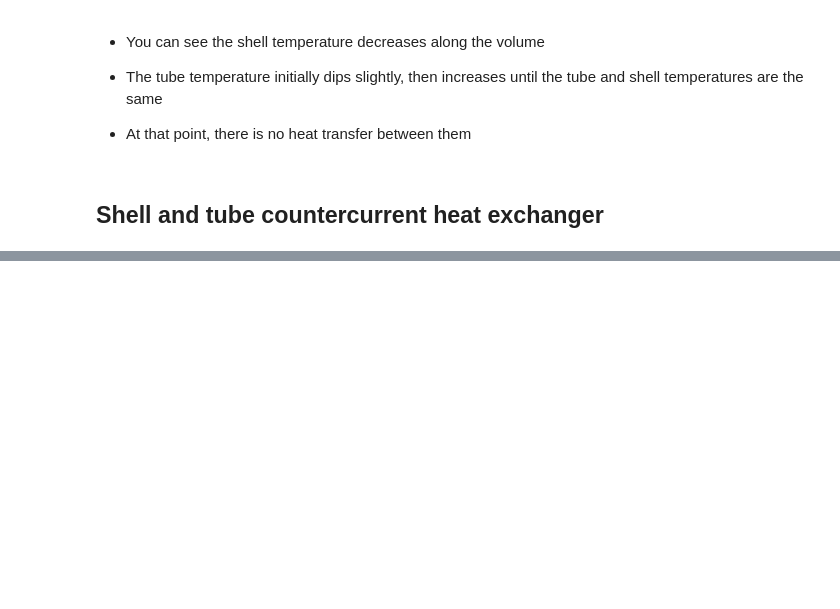
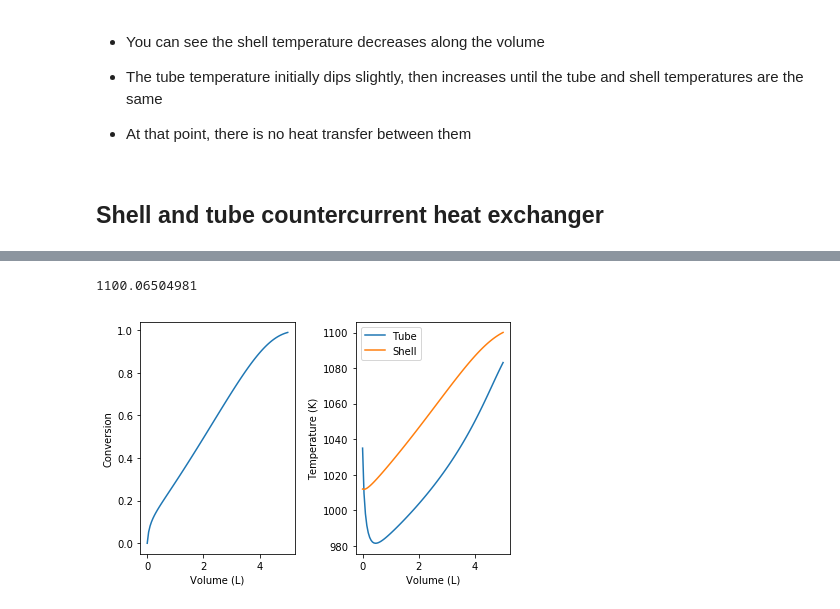
Before and after one commit to jkitchin/s17-06364, a Jupyter notebook: lectures/lectures-18.ipynb, the cells around one changed output, grey strips where cells are left out. Drawn from its saved outputs; the diff is of its cells as text; code cells hidden in the pictures; blank space fills up the shorter version.

```diff
--- a/lectures/lectures-18.ipynb
+++ b/lectures/lectures-18.ipynb
@@ -528,0 +418,80 @@ $ \frac{dT_{shell}}{dV} = \frac{\dot{Q}}{\dot{m} C_{p,coolant}} $
+# %%
+import numpy as np
+import matplotlib.pyplot as plt
+
+Fa0 = 0.0376      # mol/s
+Ca0 = 0.0188      # mol / L
+
+v0 = Fa0 / Ca0    # initial volumetric flow
+Ft0 = Fa0
+
+T0 = 1035.0       # K
+
+Hrxn_298 = 80.77  # kJ/mol at 298K
+Cpa = 0.1630      # kJ/mol/K
+Cpb = 0.083
+Cpc = 0.071
+
+Tshell0 = 1100.0    # ambient heat exchanger temperature
+Ua = 0.0165         # overall heat transfer coefficient
+mdot = 1.0          # mol/s coolant flow rate
+Cpcoolant = 0.0345  # Heat capacity of coolant
+
+
+def pfr(Y, V):
+    Fa, T, Tshell = Y
+
+    extent = (Fa - Fa0) / (-1.0)
+    Fb = extent
+    Fc = extent
+
+    Ft = Fa + Fb + Fc
+
+    v = v0 * Ft / Ft0 * T / T0
+
+    k = np.exp(34.3 - 34222.0 / T)
+    Ca = Fa / v
+    r = k * Ca
+    ra = -r
+    Hrxn = Hrxn_298 + (Cpb + Cpc - Cpa) * (T - 298.0)
+
+    dFadV = ra
+
+    Qdot = Ua * (Tshell - T)
+    dTdV = (-Hrxn * r + Qdot) / (Fa * Cpa + Fb * Cpb + Fc * Cpc)
+    dTshelldV = Qdot / (mdot * Cpcoolant)
+
+    return [dFadV, dTdV, dTshelldV]
+
+Vspan = np.linspace(0, 5, 100)  # volume in L
+
+# you have to manually iterate on this value until Tshell[-1] == 1250
+#Ta_guess = 1020  # for 0.5 mol/s coolant
+Ta_guess = 1012   # for 1 mol/s coolant
+Y0 = [Fa0, T0, Ta_guess]
+
+from scipy.integrate import odeint
+sol = odeint(pfr, Y0, Vspan)
+
+Fa = sol[:, 0]
+T = sol[:, 1]
+Tshell = sol[:, 2]
+print(Tshell[-1])
+X = ((Fa - Fa0) * (-1) / Fa0)
+
+plt.subplot(1, 2, 1)
+plt.plot(Vspan, X)
+plt.xlabel('Volume (L)')
+plt.ylabel('Conversion')
+
+plt.subplot(1, 2, 2)
+plt.plot(Vspan, T, label='Tube')
+plt.plot(Vspan, Tshell, label='Shell')
+plt.xlabel('Volume (L)')
+plt.ylabel('Temperature (K)')
+plt.legend(loc='best')
+
+plt.tight_layout()
+# %% [output]
+1100.06504981
+[figure, added]
```
Also changed, not shown: parts of 17 cells of this notebook, 2 other files.
